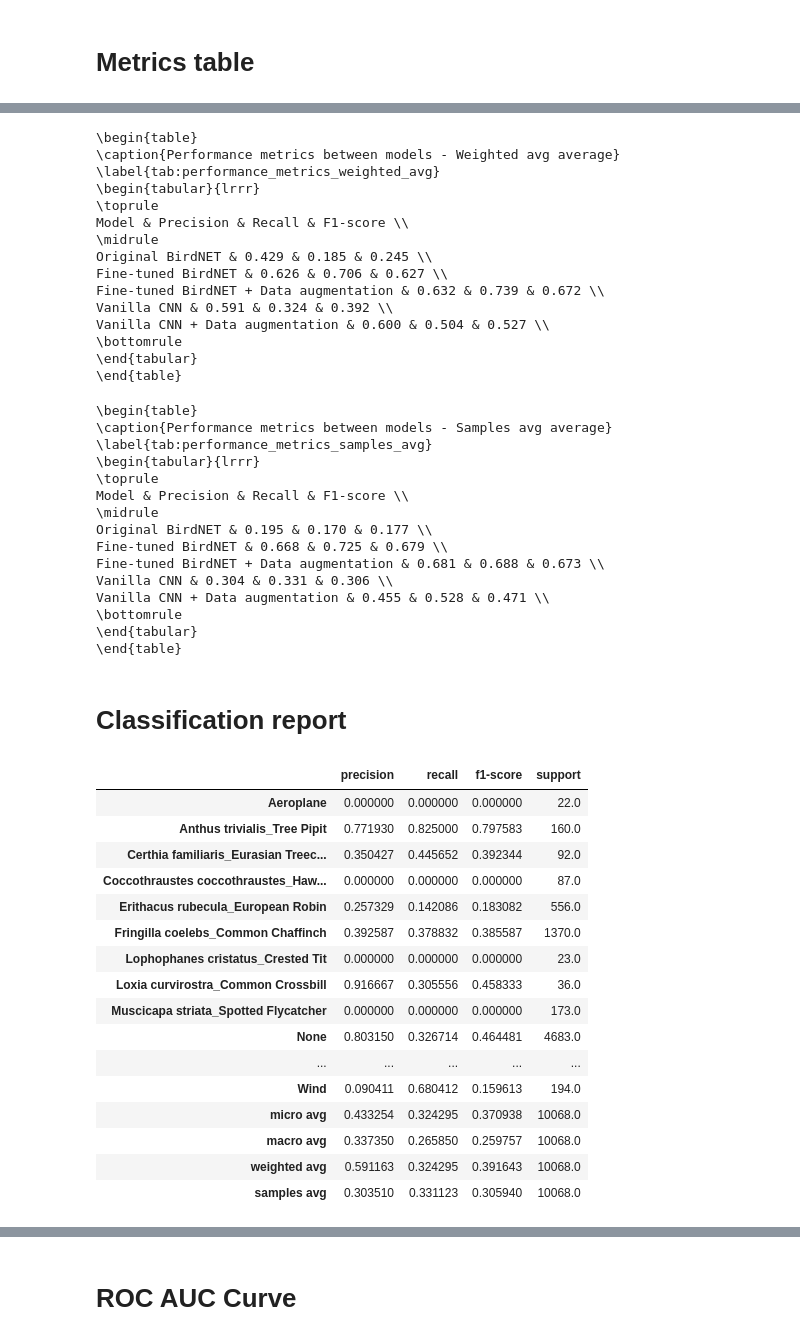
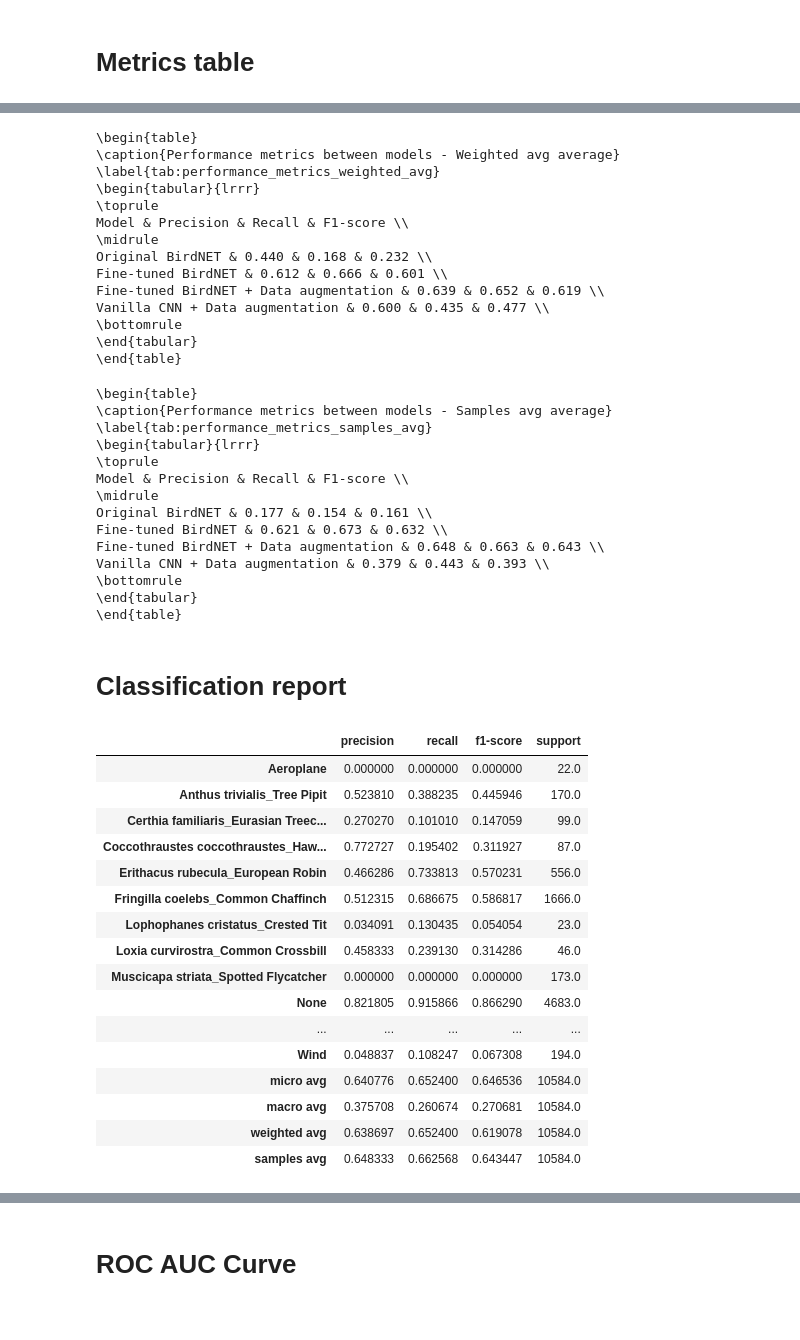
Before and after one commit to giacomoschiavo/finetuning-BirdNET, a Jupyter notebook: 6_model_evaluation_metrics.ipynb, the cells around one changed output, grey strips where cells are left out. Saved outputs shown, nothing was run; the diff lists cells and outputs as text; code cells hidden in the pictures.

```diff
--- a/6_model_evaluation_metrics.ipynb
+++ b/6_model_evaluation_metrics.ipynb
@@ -12,11 +7,11 @@ MODEL_PATH = f'./models/{MODEL_NAME}'
 # %%
 results_orig = np.load('/home/giacomoschiavo/finetuning-BirdNET/models/results/results_borig.npz', allow_pickle=True)
-results_base = np.load('/home/giacomoschiavo/finetuning-BirdNET/models/results/results_bbase_final.npz', allow_pickle=True)
-results_baugm = np.load('/home/giacomoschiavo/finetuning-BirdNET/models/results/results_baugm_final.npz', allow_pickle=True)
-results_cnn = np.load('/home/giacomoschiavo/finetuning-BirdNET/models/VanillaCNN/base_final/results.npz', allow_pickle=True)
-results_augm = np.load('/home/giacomoschiavo/finetuning-BirdNET/models/VanillaCNN/augm_final/results.npz', allow_pickle=True)
+results_base = np.load('/home/giacomoschiavo/finetuning-BirdNET/models/results/results_bbase_final_1.npz', allow_pickle=True)
+results_baugm = np.load('/home/giacomoschiavo/finetuning-BirdNET/models/results/results_baugm_final_1.npz', allow_pickle=True)
+# results_cnn = np.load('/home/giacomoschiavo/finetuning-BirdNET/models/CustomCNN/custom/results.npz', allow_pickle=True)
+results_cnn_augm = np.load('/home/giacomoschiavo/finetuning-BirdNET/models/CustomCNN/custom_1/results.npz', allow_pickle=True)
 
-class_names = results_augm['class_names']
+class_names = results_cnn_augm['class_names']
 # %%
 models_results = {
     'orig': {
@@ -40,18 +35,18 @@ models_results = {
         'class_names': results_baugm['class_names'],
         'alias': "Fine-tuned BirdNET + Data augmentation"
     },
-    'base_cnn': {
-        'y_true': results_cnn['y_true'],
-        'y_pred': results_cnn['y_pred'],
-        'y_pred_proba': results_cnn['y_pred_proba'],
-        'class_names': results_cnn['class_names'],
-        'alias': "Vanilla CNN"
-    },
+    # 'cnn': {
+    #     'y_true': results_cnn['y_true'],
+    #     'y_pred': results_cnn['y_pred'],
+    #     'y_pred_proba': results_cnn['y_pred_proba'],
+    #     'class_names': results_cnn['class_names'],
+    #     'alias': "Vanilla CNN + Data augmentation"
+    # },
     'augm_cnn': {
-        'y_true': results_augm['y_true'],
-        'y_pred': results_augm['y_pred'],
-        'y_pred_proba': results_augm['y_pred_proba'],
-        'class_names': results_augm['class_names'],
+        'y_true': results_cnn_augm['y_true'],
+        'y_pred': results_cnn_augm['y_pred'],
+        'y_pred_proba': results_cnn_augm['y_pred_proba'],
+        'class_names': results_cnn_augm['class_names'],
         'alias': "Vanilla CNN + Data augmentation"
     },
 }
@@ -104,11 +98,10 @@ print(generate_latex_table('weighted avg'))
 \toprule
 Model & Precision & Recall & F1-score \\
 \midrule
-Original BirdNET & 0.429 & 0.185 & 0.245 \\
-Fine-tuned BirdNET & 0.626 & 0.706 & 0.627 \\
-Fine-tuned BirdNET + Data augmentation & 0.632 & 0.739 & 0.672 \\
-Vanilla CNN & 0.591 & 0.324 & 0.392 \\
-Vanilla CNN + Data augmentation & 0.600 & 0.504 & 0.527 \\
+Original BirdNET & 0.440 & 0.168 & 0.232 \\
+Fine-tuned BirdNET & 0.612 & 0.666 & 0.601 \\
+Fine-tuned BirdNET + Data augmentation & 0.639 & 0.652 & 0.619 \\
+Vanilla CNN + Data augmentation & 0.600 & 0.435 & 0.477 \\
 \bottomrule
 \end{tabular}
 \end{table}
@@ -122,11 +115,10 @@ print(generate_latex_table('samples avg'))
 \toprule
 Model & Precision & Recall & F1-score \\
 \midrule
-Original BirdNET & 0.195 & 0.170 & 0.177 \\
-Fine-tuned BirdNET & 0.668 & 0.725 & 0.679 \\
-Fine-tuned BirdNET + Data augmentation & 0.681 & 0.688 & 0.673 \\
-Vanilla CNN & 0.304 & 0.331 & 0.306 \\
-Vanilla CNN + Data augmentation & 0.455 & 0.528 & 0.471 \\
+Original BirdNET & 0.177 & 0.154 & 0.161 \\
+Fine-tuned BirdNET & 0.621 & 0.673 & 0.632 \\
+Fine-tuned BirdNET + Data augmentation & 0.648 & 0.663 & 0.643 \\
+Vanilla CNN + Data augmentation & 0.379 & 0.443 & 0.393 \\
 \bottomrule
 \end{tabular}
 \end{table}
@@ -137,27 +127,27 @@ selected_model = models_results["base_cnn"]
 # %%
 from sklearn.metrics import classification_report
 import pandas as pd
 from io import StringIO
 
-selected_model = models_results["base_cnn"]
+selected_model = models_results["augm"]
 clf_report = classification_report(selected_model['y_true'], selected_model['y_pred'], target_names=selected_model['class_names'], output_dict=True, zero_division=0)
 clf_report_df = pd.read_json(StringIO(json.dumps(clf_report)))
 clf_report_df.T
 # %% [output]
 |  | precision | recall | f1-score | support |
 | Aeroplane | 0.000000 | 0.000000 | 0.000000 | 22.0 |
-| Anthus trivialis_Tree Pipit | 0.771930 | 0.825000 | 0.797583 | 160.0 |
-| Certhia familiaris_Eurasian Treec... | 0.350427 | 0.445652 | 0.392344 | 92.0 |
-| Coccothraustes coccothraustes_Haw... | 0.000000 | 0.000000 | 0.000000 | 87.0 |
-| Erithacus rubecula_European Robin | 0.257329 | 0.142086 | 0.183082 | 556.0 |
-| Fringilla coelebs_Common Chaffinch | 0.392587 | 0.378832 | 0.385587 | 1370.0 |
-| Lophophanes cristatus_Crested Tit | 0.000000 | 0.000000 | 0.000000 | 23.0 |
-| Loxia curvirostra_Common Crossbill | 0.916667 | 0.305556 | 0.458333 | 36.0 |
+| Anthus trivialis_Tree Pipit | 0.523810 | 0.388235 | 0.445946 | 170.0 |
+| Certhia familiaris_Eurasian Treec... | 0.270270 | 0.101010 | 0.147059 | 99.0 |
+| Coccothraustes coccothraustes_Haw... | 0.772727 | 0.195402 | 0.311927 | 87.0 |
+| Erithacus rubecula_European Robin | 0.466286 | 0.733813 | 0.570231 | 556.0 |
+| Fringilla coelebs_Common Chaffinch | 0.512315 | 0.686675 | 0.586817 | 1666.0 |
+| Lophophanes cristatus_Crested Tit | 0.034091 | 0.130435 | 0.054054 | 23.0 |
+| Loxia curvirostra_Common Crossbill | 0.458333 | 0.239130 | 0.314286 | 46.0 |
 | Muscicapa striata_Spotted Flycatcher | 0.000000 | 0.000000 | 0.000000 | 173.0 |
-| None | 0.803150 | 0.326714 | 0.464481 | 4683.0 |
+| None | 0.821805 | 0.915866 | 0.866290 | 4683.0 |
 | ... | ... | ... | ... | ... |
-| Wind | 0.090411 | 0.680412 | 0.159613 | 194.0 |
-| micro avg | 0.433254 | 0.324295 | 0.370938 | 10068.0 |
-| macro avg | 0.337350 | 0.265850 | 0.259757 | 10068.0 |
-| weighted avg | 0.591163 | 0.324295 | 0.391643 | 10068.0 |
-| samples avg | 0.303510 | 0.331123 | 0.305940 | 10068.0 |
+| Wind | 0.048837 | 0.108247 | 0.067308 | 194.0 |
+| micro avg | 0.640776 | 0.652400 | 0.646536 | 10584.0 |
+| macro avg | 0.375708 | 0.260674 | 0.270681 | 10584.0 |
+| weighted avg | 0.638697 | 0.652400 | 0.619078 | 10584.0 |
+| samples avg | 0.648333 | 0.662568 | 0.643447 | 10584.0 |
```
Also changed, not shown: parts of 12 cells of this notebook, 1 other file.
